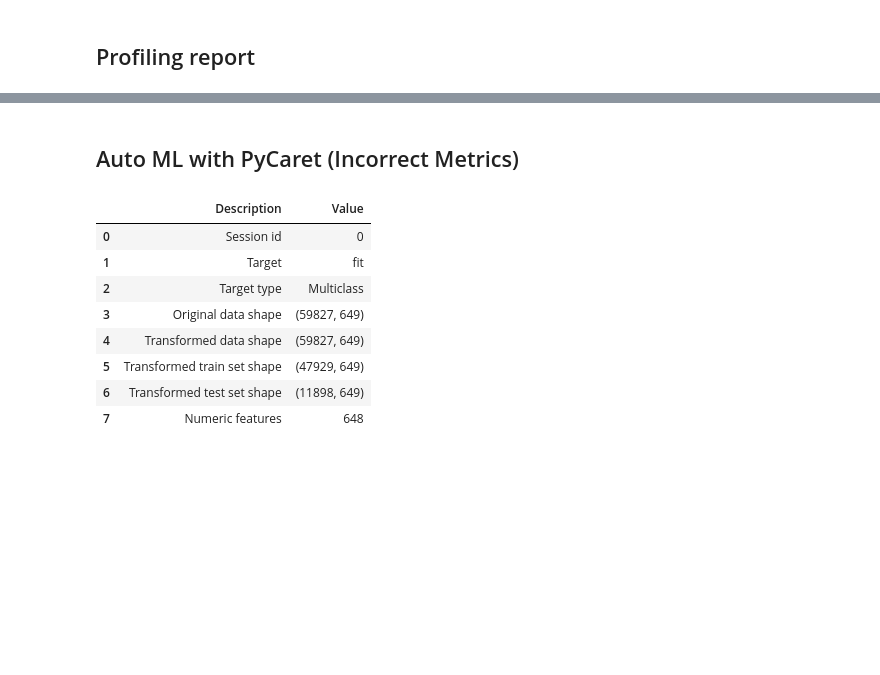
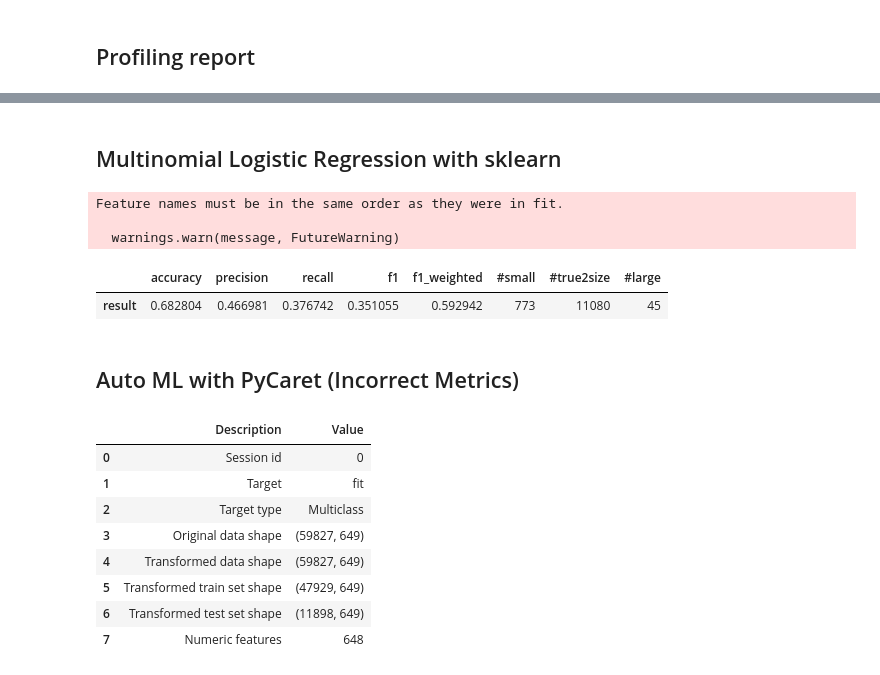
Before and after one commit to Dune-Z/Machine-Learning-Project, a Jupyter notebook: src/main.ipynb, the cells around one changed output, grey strips where cells are left out. Drawn from its saved outputs; the diff is of its cells as text; code cells hidden in the pictures; blank space fills up the shorter version.

```diff
--- a/src/main.ipynb
+++ b/src/main.ipynb
@@ -106,3 +190,19 @@ describe_data(train_df_prep)['nan_count'].sum()
+# %% [markdown]
+## Multinomial Logistic Regression with sklearn
+# %%
+from sklearn.linear_model import LogisticRegression
+
+model = LogisticRegression(max_iter=1000)
+model.fit(train_df_prep.drop('fit', axis=1), train_df_prep['fit'])
+y_pred = model.predict(test_df_prep.drop('fit', axis=1))
+
+evaluate_model(test_df_prep['fit'], y_pred)
+# %% [output]
+Feature names must be in the same order as they were in fit.
+
+  warnings.warn(message, FutureWarning)
+|  | accuracy | precision | recall | f1 | f1_weighted | #small | #true2size | #large |
+| result | 0.682804 | 0.466981 | 0.376742 | 0.351055 | 0.592942 | 773 | 11080 | 45 |
 # %% [markdown]
 ## Auto ML with PyCaret (Incorrect Metrics)
 # %%
```
Also changed, not shown: parts of 13 cells of this notebook, 1 other file.
